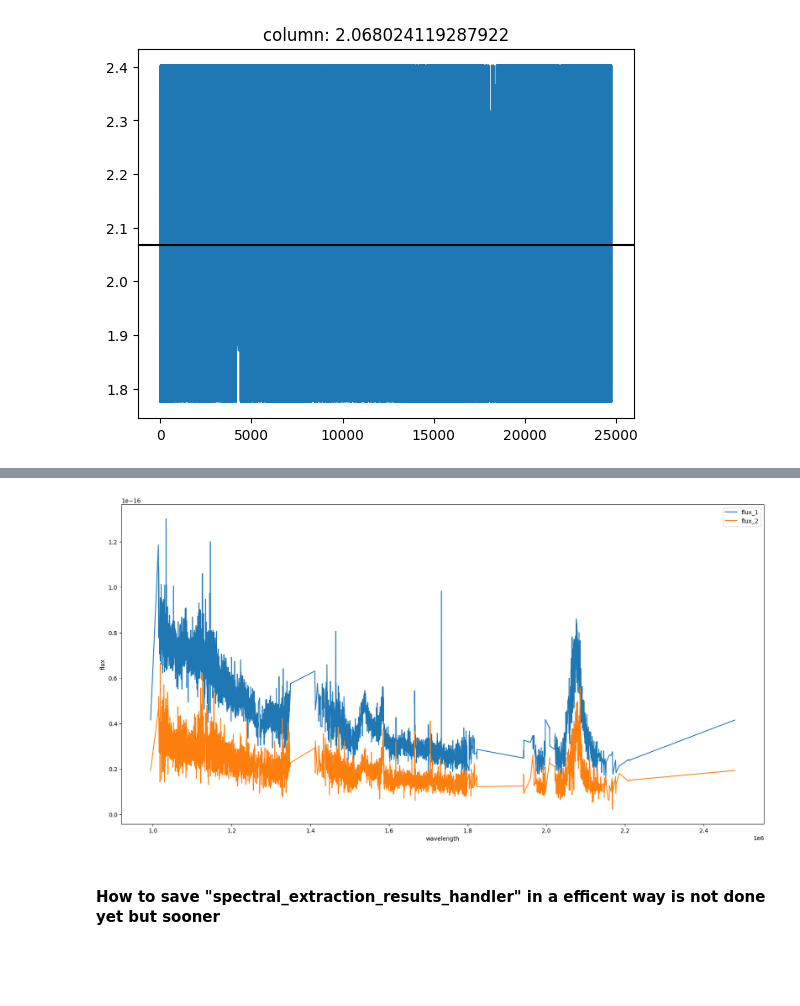
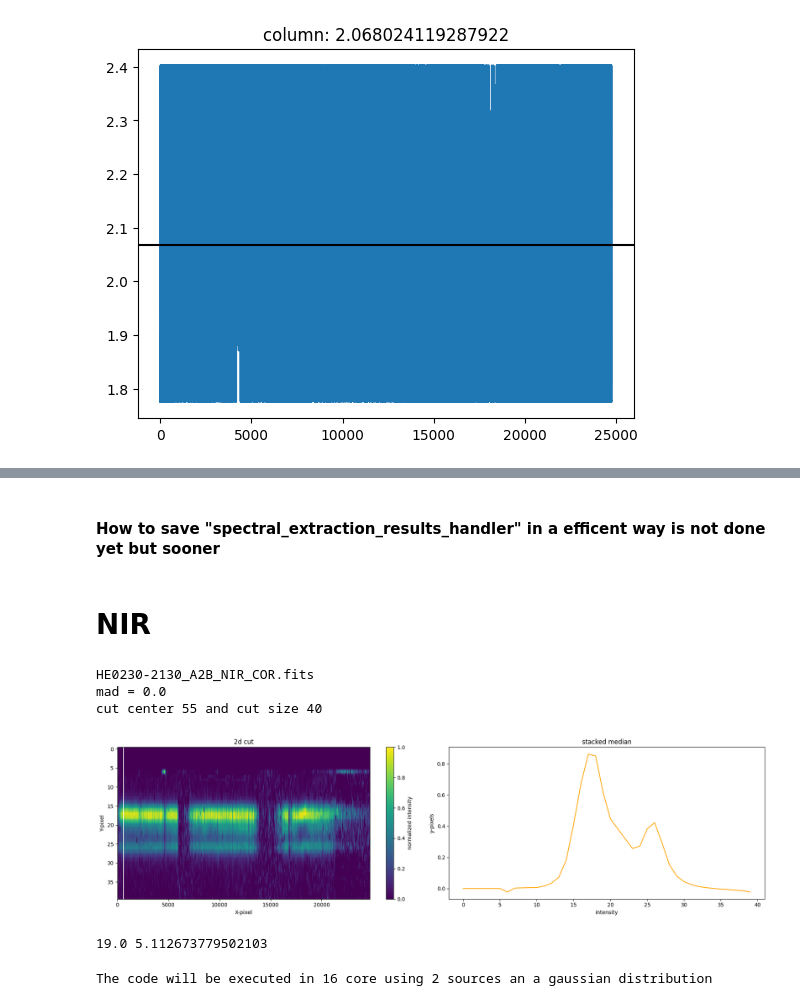
Before and after one commit to felavila/code_for_extraction_2d_spectra, a Jupyter notebook: notebooks/how_to_use_example_xshooter.ipynb, the cells around one changed output, grey strips where cells are left out. Cells and saved outputs as stored; diff of their text form; code cells hidden in the pictures; blank space fills up the shorter version.

```diff
--- a/notebooks/how_to_use_example_xshooter.ipynb
+++ b/notebooks/how_to_use_example_xshooter.ipynb
@@ -153,6 +155,30 @@ serh_2.plot_2d_image_residuals()
-# %%
-serh_2.plot_spectra()
-# %% [output]
-[figure, removed]
 # %% [markdown]
 #### How to save "spectral_extraction_results_handler" in a efficent way is not done yet but sooner
+# %% [markdown]
+# NIR
+# %%
+image_path ="HE0230-2130_A2B_NIR_COR.fits"#os.path.join("0230-2130","UVB","HE0230-2130_A2B_UVB.fits")#"J1036-8544_MAPPED_SCI_MOS.fits"#"J0030-3358_MAPPED_SCI_MOS.fits"#os.path.join("0230-2130","UVB","HE0230-2130_A2B_UVB.fits")#"J0030-3358_MAPPED_SCI_MOS.fits"#"J1036-8544_MAPPED_SCI_MOS.fits"#"#os.path.join("0230-2130","UVB","HE0230-2130_A2B_UVB.fits"),"J0030-3358_MAPPED_SCI_MOS.fits" #"
+Image2d=spectra_2d(image_path,center_cut = 55 ,size_cut=40,verbose=True)
+#
+# %% [output]
+HE0230-2130_A2B_NIR_COR.fits
+mad = 0.0
+cut center 55 and cut size 40
+# %%
+Image2d.plot_cut_out()
+# %% [output]
+[figure, added]
+# %%
+image=Image2d.data2d
+picks=np.array([guess_picks_image(i,2) for i in image.T])
+guess_center = np.nanmedian(picks)
+guess_separation = np.nanmean(picks[:,1:]) - np.nanmedian(picks)
+print(guess_center,guess_separation) # keep the sign in the separation to be consistent with the code
+# %% [output]
+19.0 5.112673779502103
+# %%
+mask_list=[[5800,7000],[14000,15500]] #teluric
+full_result_step_1 = paralel_fit(image,2,initial_center=guess_center,initial_separation=[guess_separation],pixel_limit=[],bound_sigma=[2],distribution="gaussian",mask_list=mask_list,\
+                          param_value=None,param_limit=None,param_fix=None)# at the moment the mask only work in the
+# %% [output]
+The code will be executed in 16 core using 2 sources an a gaussian distribution
```
Also changed, not shown: parts of 17 cells of this notebook, 1 other file.
